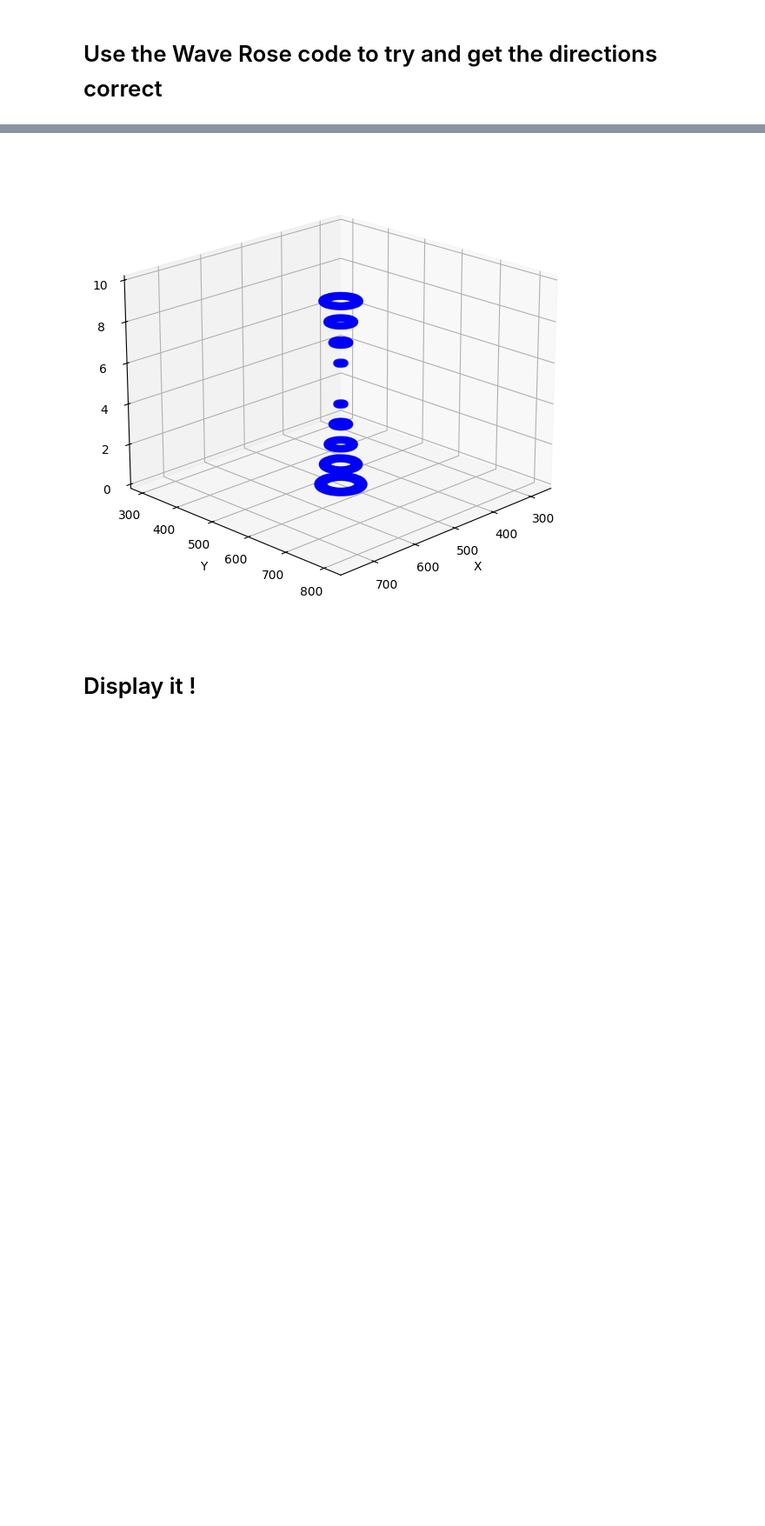
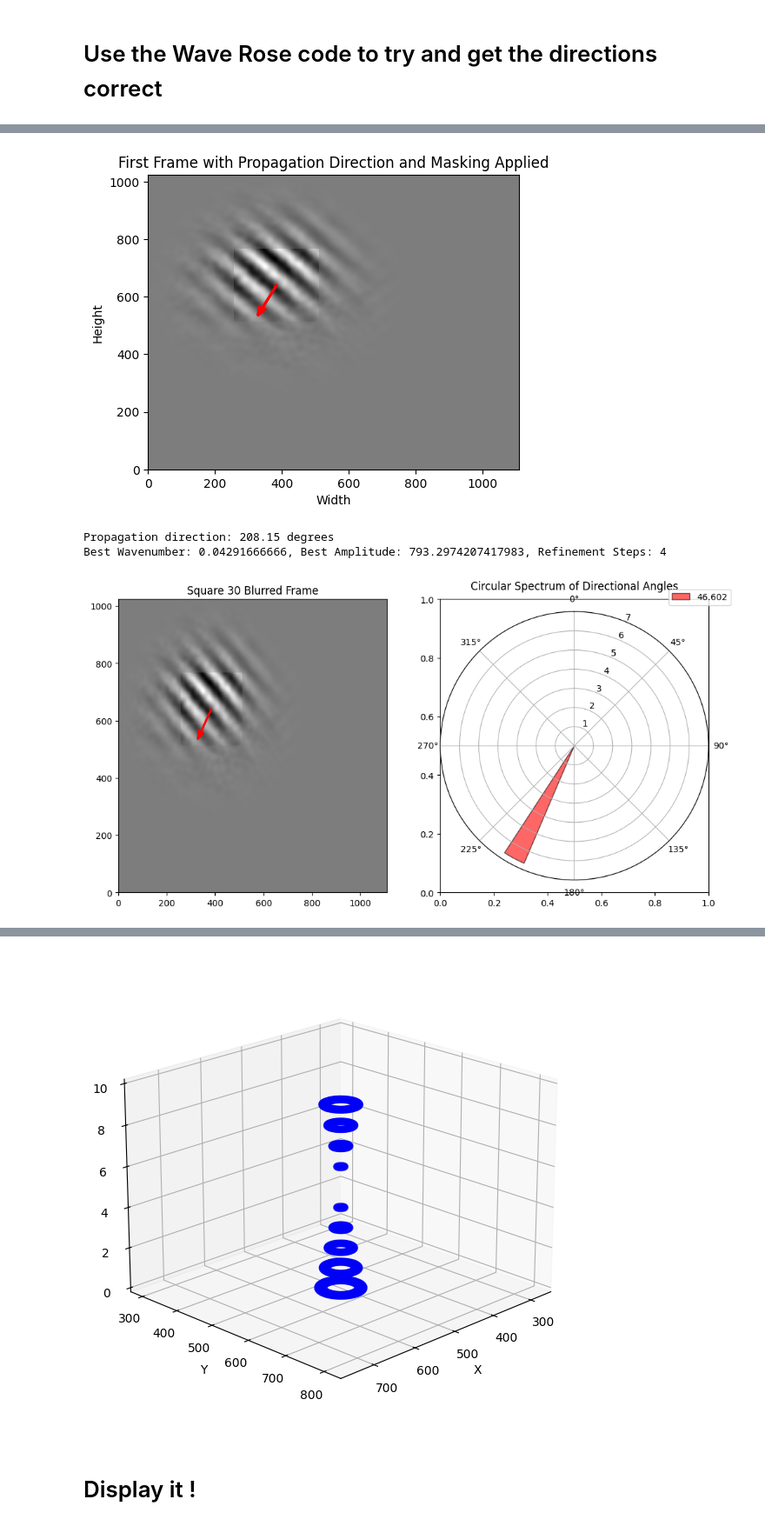
Before and after one commit to shenronUber/Stratocu-Waves-Jr, a Jupyter notebook: Synwave_warpmod_noadvection.ipynb, the cells around one changed output, grey strips where cells are left out. Shown at 87% size. Cells and saved outputs as stored; diff of their text form; code cells hidden in the pictures; blank space fills up the shorter version.

```diff
--- a/Synwave_warpmod_noadvection.ipynb
+++ b/Synwave_warpmod_noadvection.ipynb
@@ -213,3 +211,69 @@ visualize_results_SFilt(frames,0, all_directions, all_amplitudes, wavenumber_val
+# %%
+# Example usage with synthetic data
+frames = grid
+frame_index = 0  # Index of the frame to analyze
+
+square_number = 30  # Specify the square number to analyze
+
+kl_inf = 0.00666666666 # 300 Km
+kl_sup = 0.06666666666 # 30 Km
+cf_inf = 12
+c_sup = 17
+
+strength_ = 0.5
+overlap_ = 0.5
+
+# Compute the propagation direction for a specific square
+propagation_direction, avg_shift, mask, square_coords = infer_propagation_direction(frames, square_number=square_number, square_size=256, strength=strength_, overlap=overlap_, kl_cutoff_inf=kl_inf, kl_cutoff_sup=kl_sup, c_cutoff_inf=cf_inf, c_cutoff_sup=c_sup)
+
+# propagation_direction = 225
+
+# Filter the frames based on the same parameters
+frames_disp = filter_frames(frames, kl_inf, kl_sup, cf_inf, c_sup)
+frame_height, frame_width, num_frames = frames.shape
+
+# Apply the mask to the first frame for display
+masked_first_frame = frames_disp[:, :, 0] * mask
+
+# Plot the first frame with the same masking applied and the propagation direction
+plt.figure(figsize=(5*1.1, 4*1.1))
+plt.pcolormesh(masked_first_frame, cmap='gray')
+plt.title('First Frame with Propagation Direction and Masking Applied')
+
+# Calculate the arrow starting point and length
+i, j, square_size = square_coords
+start_x = j + square_size // 2
+start_y = i + square_size // 2
+propagation_angle_rad = np.deg2rad(propagation_direction)
+arrow_length = 50  # Length of the arrow for visualization
+end_x = start_x + avg_shift[1] * 0.2  # Scale factor for visualization
+end_y = start_y + avg_shift[0] * 0.2  # Scale factor for visualization
+
+
+# Plot the arrow
+plt.arrow(start_x, start_y, end_x - start_x, end_y - start_y, color='red', head_width=20, head_length=30, linewidth=2)
+plt.xlabel('Width')
+plt.ylabel('Height')
+plt.xlim(0, frame_width)
+plt.ylim(0, frame_height)
+plt.show()
+
+# Print the propagation direction in degrees
+# propagation_direction=propagation_direction % 360
+print(f'Propagation direction: {propagation_direction:.2f} degrees')
+
+best_wavenumber, best_amplitude, refinement_steps = find_best_wavenumber_match(frames, frame_index, propagation_direction, square_size=256, strength=strength_, overlap=overlap_, kl_cutoff_inf=kl_inf, kl_cutoff_sup=kl_sup, wavenumber_step=0.01, c_cutoff_inf=cf_inf, c_cutoff_sup=c_sup, Filter=True)
+print(f"Best Wavenumber: {best_wavenumber}, Best Amplitude: {best_amplitude}, Refinement Steps: {refinement_steps}")
+
+visualize_results_SFilt_Best_Wavenumber(frames, frame_index, propagation_direction, best_wavenumber, best_amplitude, avg_shift,
+                      square_number, square_size=256, strength=strength_, overlap=overlap_,
+                       kl_cutoff_inf=0.00666666666, kl_cutoff_sup=0.06666666666, c_cutoff_inf=12,
+                       c_cutoff_sup=17, Filter=True,Amp=False, log=True, Km=True)
+# %% [output]
+[figure, added]
+Propagation direction: 208.15 degrees
+Best Wavenumber: 0.04291666666, Best Amplitude: 793.2974207417983, Refinement Steps: 4
+[figure, added]
 # %%
 kl_inf = 0.00666666666 # 300 Km
 kl_sup = 0.06666666666 # 30 Km
```
Also changed, not shown: parts of 4 cells of this notebook, 1 other file.
